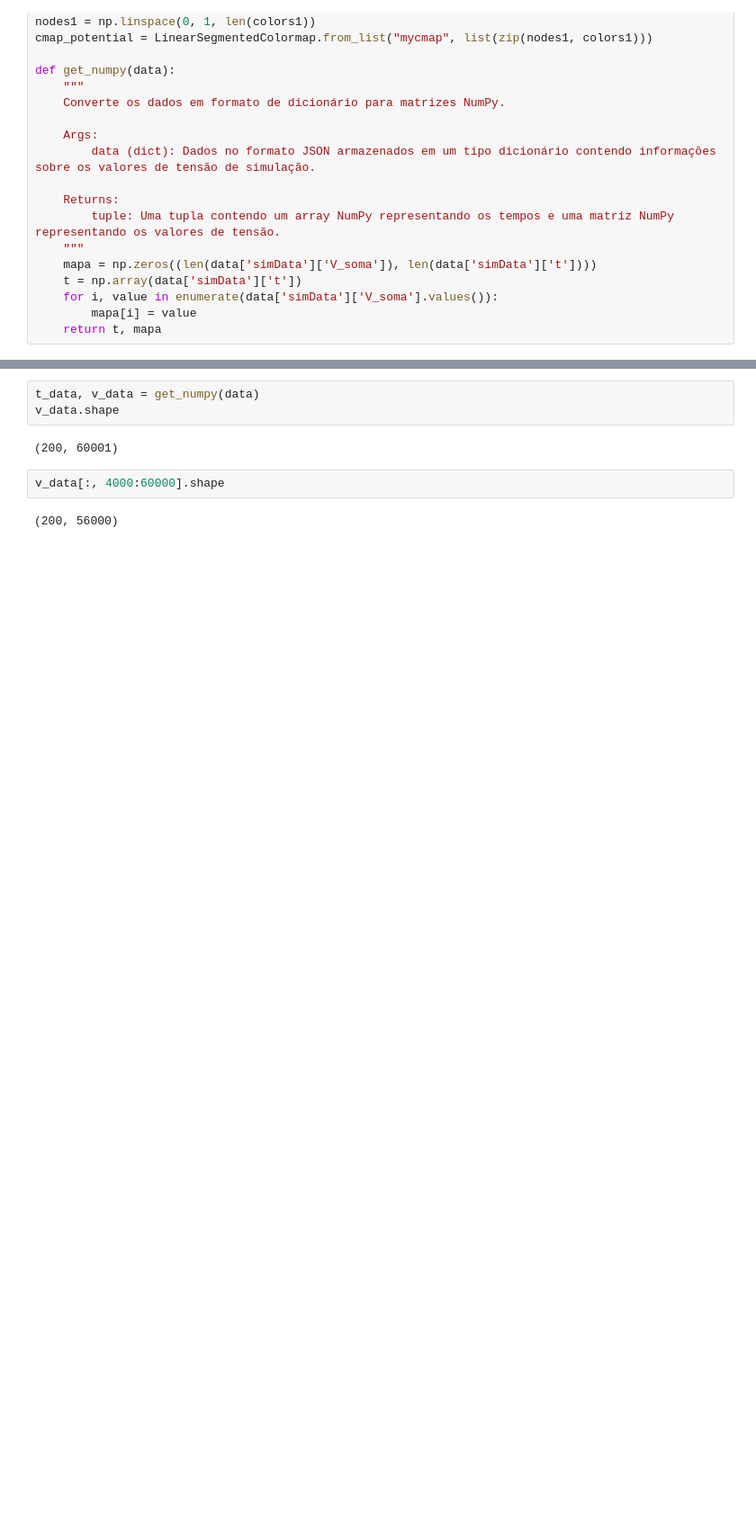
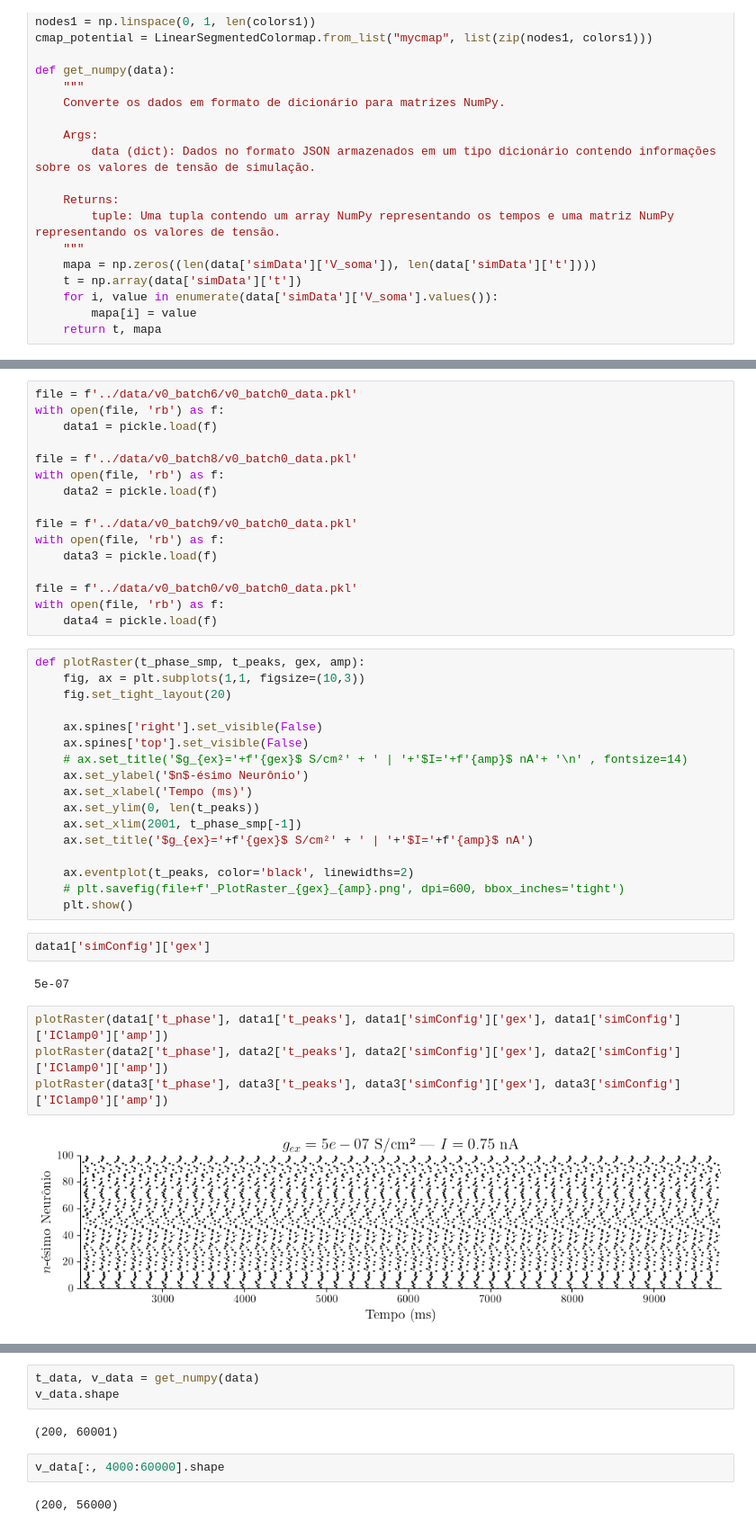
Before and after one commit to FernandoSBorges/chimeras, a Jupyter notebook: notebooks/analises_dissertacao.ipynb, the cells around one changed output, grey strips where cells are left out. Shown at 90% size. Saved outputs shown, nothing was run; the diff lists cells and outputs as text; blank space fills up the shorter version.

```diff
--- a/notebooks/analises_dissertacao.ipynb
+++ b/notebooks/analises_dissertacao.ipynb
@@ -843,0 +689,43 @@ def get_numpy(data):
+# %%
+file = f'../data/v0_batch6/v0_batch0_data.pkl'
+with open(file, 'rb') as f:
+    data1 = pickle.load(f)
+
+file = f'../data/v0_batch8/v0_batch0_data.pkl'
+with open(file, 'rb') as f:
+    data2 = pickle.load(f)
+
+file = f'../data/v0_batch9/v0_batch0_data.pkl'
+with open(file, 'rb') as f:
+    data3 = pickle.load(f)
+
+file = f'../data/v0_batch0/v0_batch0_data.pkl'
+with open(file, 'rb') as f:
+    data4 = pickle.load(f)
+# %%
+def plotRaster(t_phase_smp, t_peaks, gex, amp):
+    fig, ax = plt.subplots(1,1, figsize=(10,3))
+    fig.set_tight_layout(20)
+
+    ax.spines['right'].set_visible(False)
+    ax.spines['top'].set_visible(False)
+    # ax.set_title('$g_{ex}='+f'{gex}$ S/cm²' + ' | '+'$I='+f'{amp}$ nA'+ '\n' , fontsize=14)
+    ax.set_ylabel('$n$-ésimo Neurônio')
+    ax.set_xlabel('Tempo (ms)')
+    ax.set_ylim(0, len(t_peaks))
+    ax.set_xlim(2001, t_phase_smp[-1])
+    ax.set_title('$g_{ex}='+f'{gex}$ S/cm²' + ' | '+'$I='+f'{amp}$ nA')
+
+    ax.eventplot(t_peaks, color='black', linewidths=2)
+    # plt.savefig(file+f'_PlotRaster_{gex}_{amp}.png', dpi=600, bbox_inches='tight')
+    plt.show()
+# %%
+data1['simConfig']['gex']
+# %% [output]
+5e-07
+# %%
+plotRaster(data1['t_phase'], data1['t_peaks'], data1['simConfig']['gex'], data1['simConfig']['IClamp0']['amp'])
+plotRaster(data2['t_phase'], data2['t_peaks'], data2['simConfig']['gex'], data2['simConfig']['IClamp0']['amp'])
+plotRaster(data3['t_phase'], data3['t_peaks'], data3['simConfig']['gex'], data3['simConfig']['IClamp0']['amp'])
+# %% [output]
+[figure, added]
```
Also changed, not shown: parts of 35 cells of this notebook, 12 other files.
